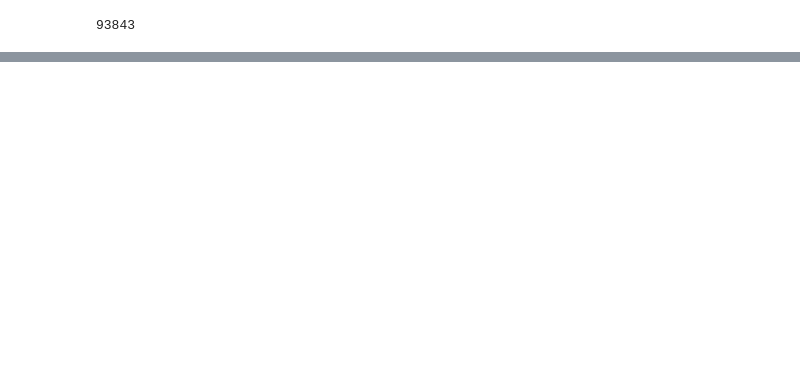
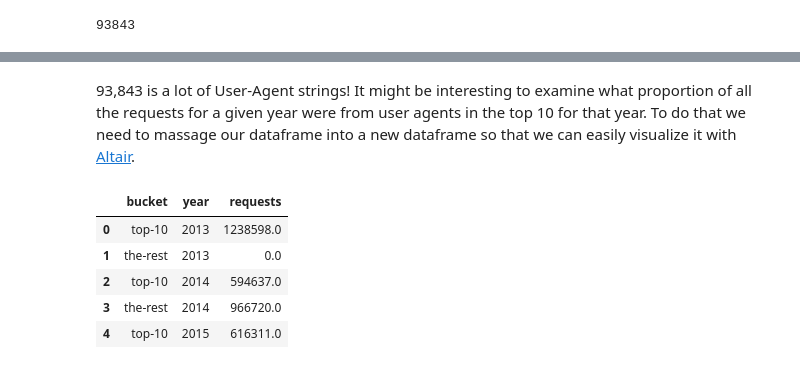
Before and after one commit to edsu/spn, a Jupyter notebook: notebooks/UserAgents.ipynb, the cells around one changed output, grey strips where cells are left out. Saved outputs shown, nothing was run; the diff lists cells and outputs as text; code cells hidden in the pictures; blank space fills up the shorter version.

```diff
--- a/notebooks/UserAgents.ipynb
+++ b/notebooks/UserAgents.ipynb
@@ -58,0 +96,17 @@ How many distinct user-agents are there?
+# %%
+from IPython.display import display, Markdown
+
+# create chunks of Markdown tables to display
+
+for year in range(2013, 2019):
+    y = str(year)
+    md_lines = [
+    "### {}".format(y),
+    "| user-agent | count |",
+    "| ---------- | ----- |"
+]
+    dfy = df.sort_values(by=y, ascending=False)
+    for ua, count in dfy[y].head(10).items():
+        if count > 0:
+            md_lines.append("| {} | {} |".format(ua, count))
+    display(Markdown("\n".join(md_lines)))
@@ -94,0 +221,26 @@ Name: 2018, dtype: float64
+# %% [markdown]
+93,843 is a lot of User-Agent strings! It might be interesting to examine what proportion of all the requests for a given year were from user agents in the top 10 for that year. To do that we need to massage our dataframe into a new dataframe so that we can easily visualize it with [Altair](https://altair-viz.github.io/).
+# %%
+ratios = {'bucket': [], 'year': [], 'requests': []}
+
+for year in range(2013, 2019):
+    y = str(year)
+    dfy = df.sort_values(by=y, ascending=False)
+
+    ratios['year'].append(y)
+    ratios['bucket'].append('top-10')
+    ratios['requests'].append(dfy[y].head(10).sum())
+
+    ratios['year'].append(y)
+    ratios['bucket'].append('the-rest')
+    ratios['requests'].append(dfy[y][10:].sum())
+
+ratios = pandas.DataFrame(ratios)
+ratios.head()
+# %% [output]
+|  | bucket | year | requests |
+| 0 | top-10 | 2013 | 1238598.0 |
+| 1 | the-rest | 2013 | 0.0 |
+| 2 | top-10 | 2014 | 594637.0 |
+| 3 | the-rest | 2014 | 966720.0 |
+| 4 | top-10 | 2015 | 616311.0 |
```
Also changed, not shown: parts of 29 cells of this notebook, 3 other files.
